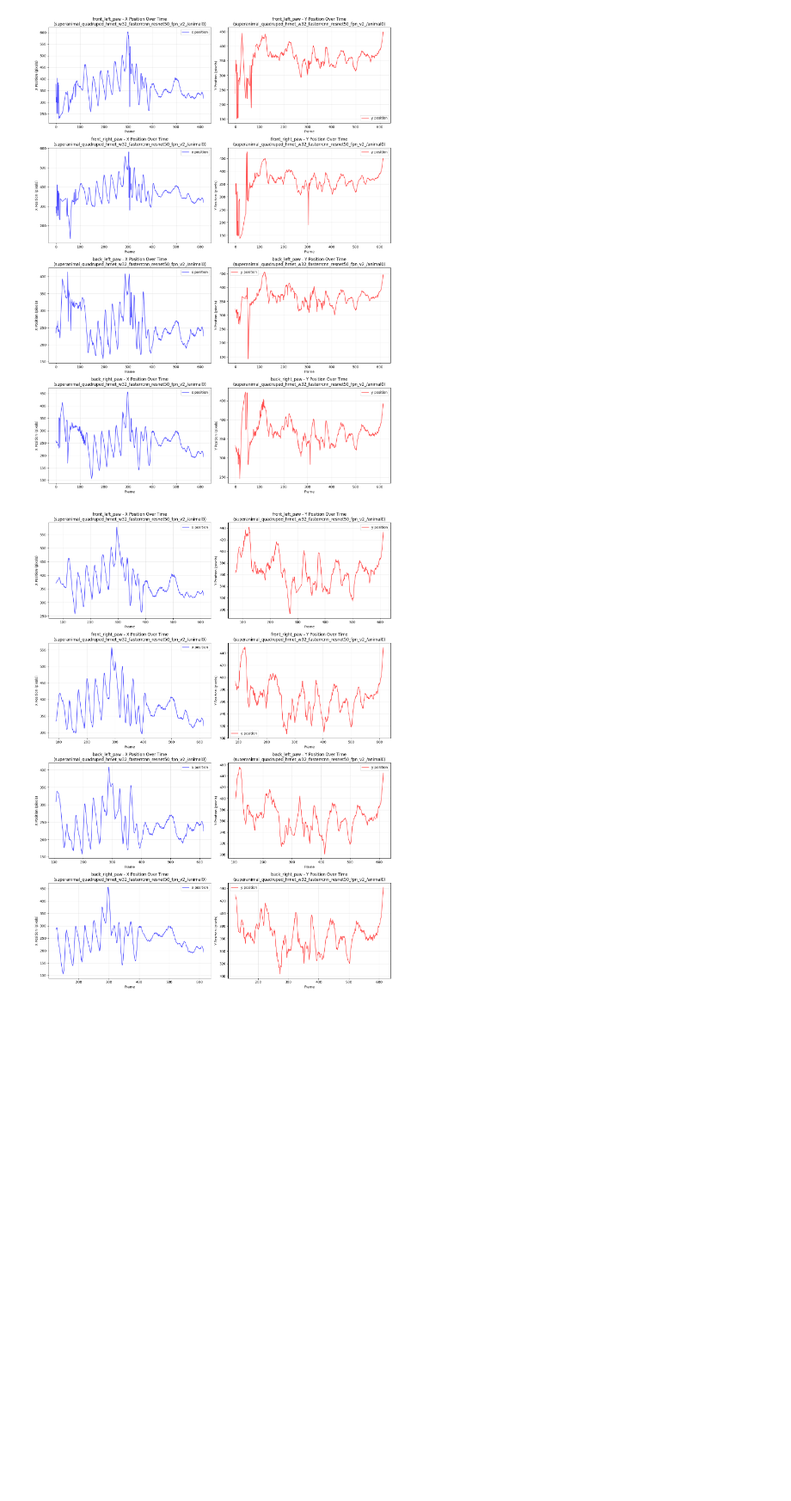
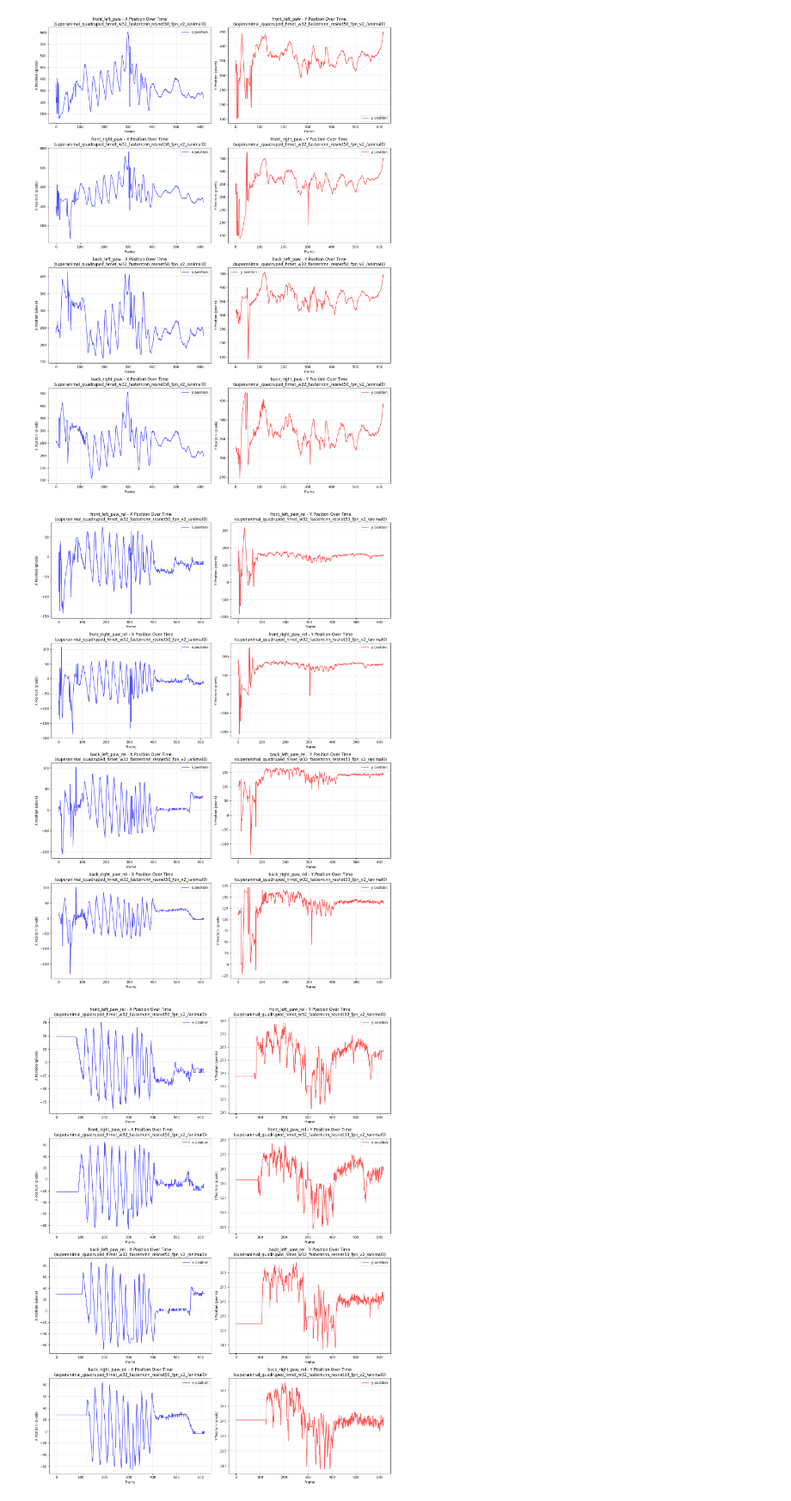
Before and after one commit to jexiao8211/datafawn, a Jupyter notebook: testing/error_mask_testing.ipynb, the cells around one changed output. Shown: that part at 86% size. Saved outputs shown, nothing was run; the diff lists cells and outputs as text; code cells hidden in the pictures; blank space fills up the shorter version.

```diff
--- a/testing/error_mask_testing.ipynb
+++ b/testing/error_mask_testing.ipynb
@@ -13,13 +13,18 @@ EXAMPLE_DATA_PATH = "../deer2_superanimal_quadruped_hrnet_w32_fasterrcnn_resnet5
 data = pd.read_hdf(EXAMPLE_DATA_PATH)
 
 paws = ['front_left_paw', 'front_right_paw', 'back_left_paw', 'back_right_paw']
+rel_paws = ['front_left_paw_rel', 'front_right_paw_rel', 'back_left_paw_rel', 'back_right_paw_rel']
 reference_map = {
     'back_base': ['front_left_paw', 'front_right_paw'],
     'tail_base': ['back_left_paw', 'back_right_paw']
 }
 # %%
+
+
+rel_pp = datafawn.RelativePawPositionPostprocessor()
+
 error_pp = datafawn.ErrorPostprocessor(
-    bodyparts=paws,
+    bodyparts=rel_paws,
     use_velocity=False,
     use_likelihood=True,
     use_distance=False,
@@ -28,4 +33,8 @@ error_pp = datafawn.ErrorPostprocessor(
     distance_kwargs={'reference_map': reference_map, 'max_distance': 300}
     )
 # %%
-processed_data = error_pp.process(data)
+# error_step = error_pp.process(data)
+# rel_step = rel_pp.process(error_step)
+
+rel_step = rel_pp.process(data)
+error_step = error_pp.process(rel_step)
@@ -52,7 +49,10 @@ processed_data
 fig = datafawn.plot_bodyparts_position(data, bodyparts=paws)
 # %% [output]
 [figure]
-# %%
-fig = datafawn.plot_bodyparts_position(processed_data, bodyparts=paws)
-# %% [output]
-[figure, removed]
+# %%
+fig = datafawn.plot_bodyparts_position(rel_step, bodyparts=rel_paws)
+
+fig = datafawn.plot_bodyparts_position(error_step, bodyparts=rel_paws)
+# %% [output]
+[figure, added]
+[figure, added]
```
Also changed, not shown: parts of 2 cells of this notebook, 5 other files.
